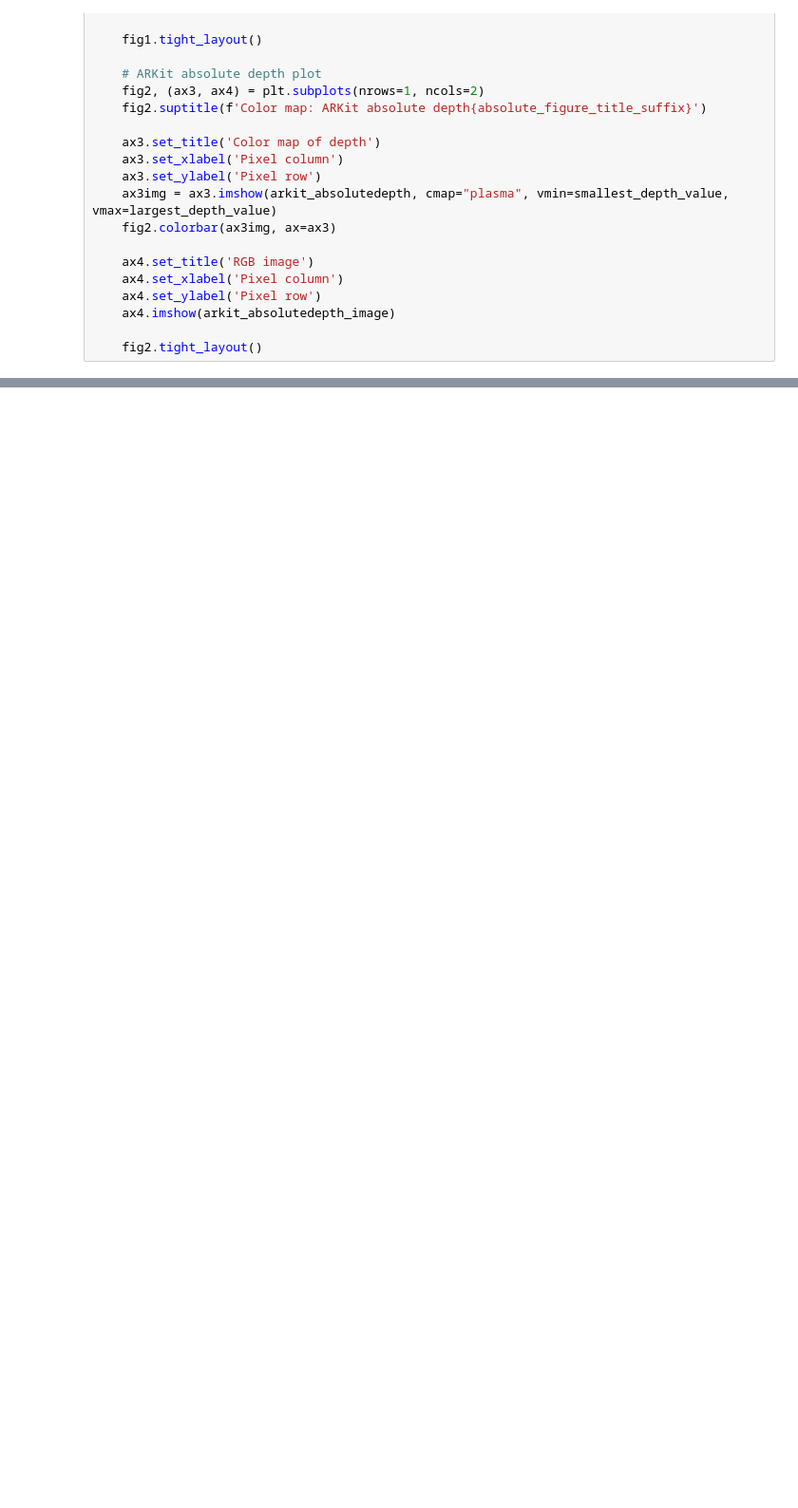
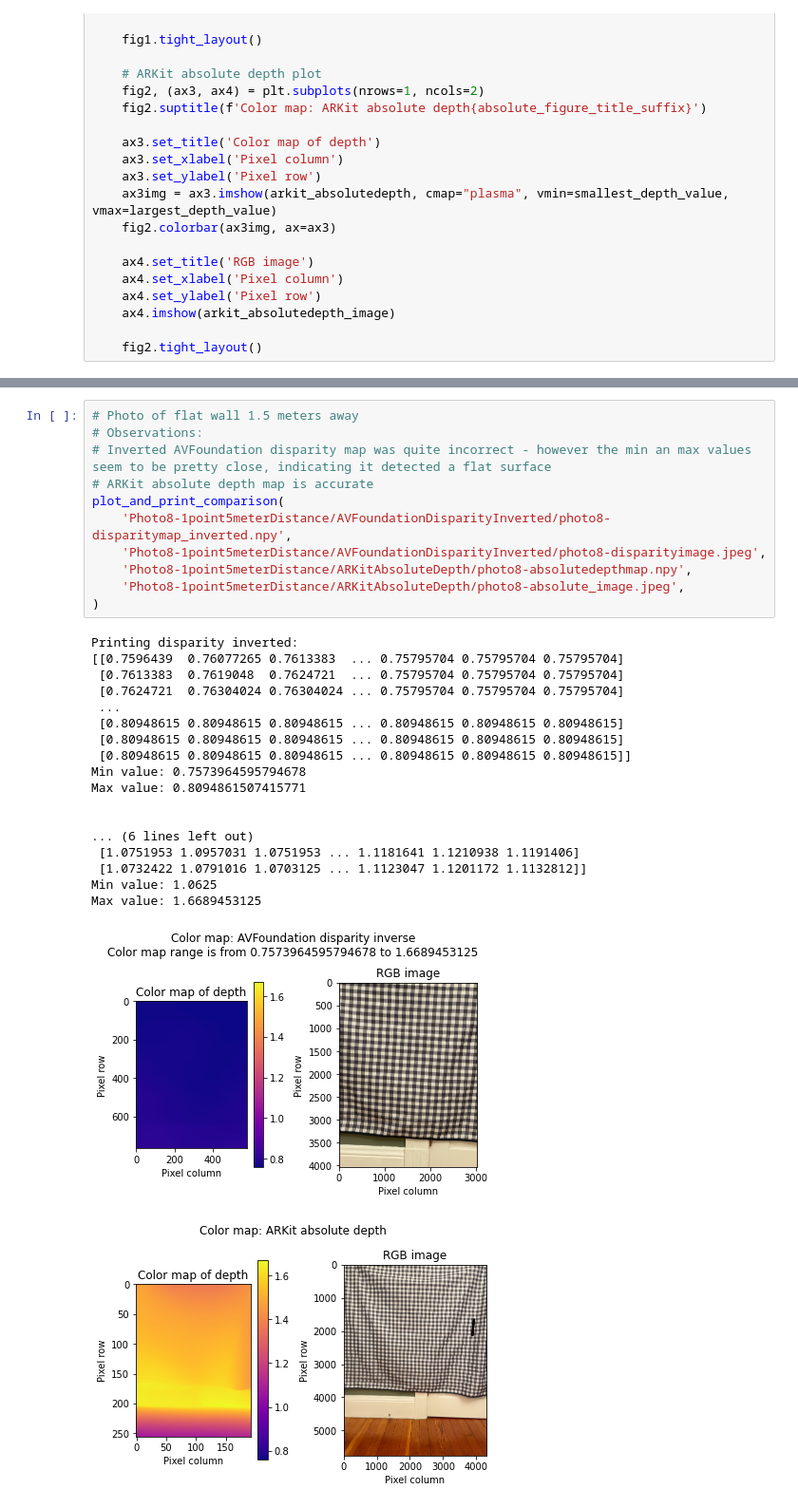
Before and after one commit to pangers/DepthComparison, a Jupyter notebook: Depth Comparison.ipynb, the cells around one changed output, grey strips where cells are left out. Shown at 95% size. Saved outputs shown, nothing was run; the diff lists cells and outputs as text; blank space fills up the shorter version.

```diff
--- a/Depth Comparison.ipynb
+++ b/Depth Comparison.ipynb
@@ -90,3 +92,34 @@ Min value: 0.873046875
 Max value: 1.10546875
 [figure]
 [figure]
+# %%
+# Photo of flat wall 1.5 meters away
+# Observations:
+# Inverted AVFoundation disparity map was quite incorrect - however the min an max values seem to be pretty close, indicating it detected a flat surface
+# ARKit absolute depth map is accurate
+plot_and_print_comparison(
+    'Photo8-1point5meterDistance/AVFoundationDisparityInverted/photo8-disparitymap_inverted.npy',
+    'Photo8-1point5meterDistance/AVFoundationDisparityInverted/photo8-disparityimage.jpeg',
+    'Photo8-1point5meterDistance/ARKitAbsoluteDepth/photo8-absolutedepthmap.npy',
+    'Photo8-1point5meterDistance/ARKitAbsoluteDepth/photo8-absolute_image.jpeg',
+)
+# %% [output]
+Printing disparity inverted:
+[[0.7596439  0.76077265 0.7613383  ... 0.75795704 0.75795704 0.75795704]
+ [0.7613383  0.7619048  0.7624721  ... 0.75795704 0.75795704 0.75795704]
+ [0.7624721  0.76304024 0.76304024 ... 0.75795704 0.75795704 0.75795704]
+ ...
+ [0.80948615 0.80948615 0.80948615 ... 0.80948615 0.80948615 0.80948615]
+ [0.80948615 0.80948615 0.80948615 ... 0.80948615 0.80948615 0.80948615]
+ [0.80948615 0.80948615 0.80948615 ... 0.80948615 0.80948615 0.80948615]]
+Min value: 0.7573964595794678
+Max value: 0.8094861507415771
+
+
+... (6 lines left out)
+ [1.0751953 1.0957031 1.0751953 ... 1.1181641 1.1210938 1.1191406]
+ [1.0732422 1.0791016 1.0703125 ... 1.1123047 1.1201172 1.1132812]]
+Min value: 1.0625
+Max value: 1.6689453125
+[figure, added]
+[figure, added]
```
Also changed, not shown: parts of 12 cells of this notebook, 51 other files.
